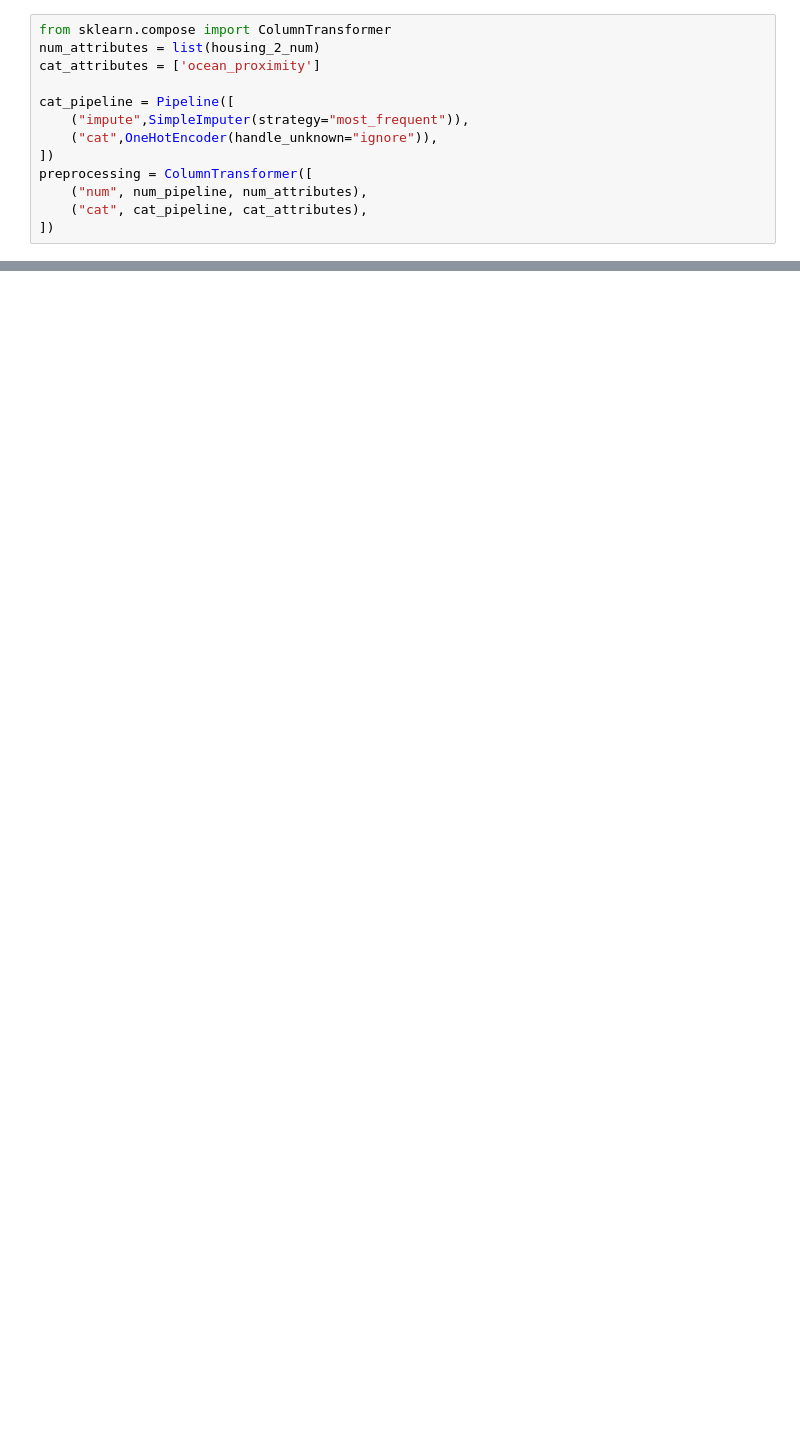
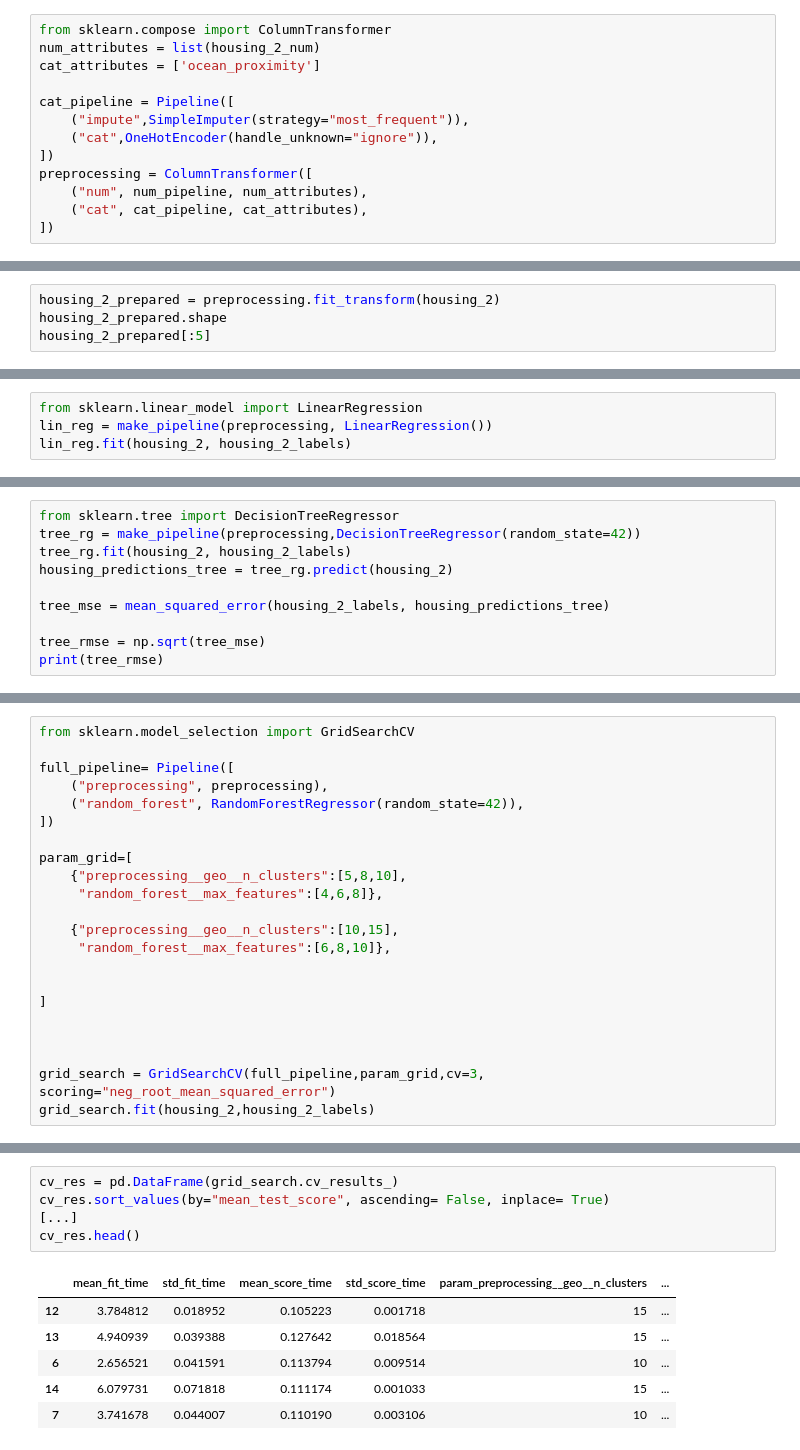
Before and after one commit to atamez6/housing_prediction, a Jupyter notebook: 02.ipynb, the cells around one changed output, grey strips where cells are left out. Cells and saved outputs as stored; diff of their text form; blank space fills up the shorter version.

Commit message:
crossvalidation & pipelines

```diff
--- a/02.ipynb
+++ b/02.ipynb
@@ -689,0 +723,4 @@ memory usage: 2.1 MB
+# %%
+housing_2_prepared = preprocessing.fit_transform(housing_2)
+housing_2_prepared.shape
+housing_2_prepared[:5]
@@ -689,0 +765,4 @@ memory usage: 2.1 MB
+# %%
+from sklearn.linear_model import LinearRegression
+lin_reg = make_pipeline(preprocessing, LinearRegression())
+lin_reg.fit(housing_2, housing_2_labels)
@@ -689,0 +807,10 @@ memory usage: 2.1 MB
+# %%
+from sklearn.tree import DecisionTreeRegressor
+tree_rg = make_pipeline(preprocessing,DecisionTreeRegressor(random_state=42))
+tree_rg.fit(housing_2, housing_2_labels)
+housing_predictions_tree = tree_rg.predict(housing_2)
+
+tree_mse = mean_squared_error(housing_2_labels, housing_predictions_tree)
+
+tree_rmse = np.sqrt(tree_mse)
+print(tree_rmse)
@@ -689,0 +849,22 @@ memory usage: 2.1 MB
+# %%
+from sklearn.model_selection import GridSearchCV
+
+full_pipeline= Pipeline([
+    ("preprocessing", preprocessing),
+    ("random_forest", RandomForestRegressor(random_state=42)),
+])
+
+param_grid=[
+    {"preprocessing__geo__n_clusters":[5,8,10],
+     "random_forest__max_features":[4,6,8]},
+
+    {"preprocessing__geo__n_clusters":[10,15],
+     "random_forest__max_features":[6,8,10]},
+
+
+]
+
+
+
+grid_search = GridSearchCV(full_pipeline,param_grid,cv=3, scoring="neg_root_mean_squared_error")
+grid_search.fit(housing_2,housing_2_labels)
@@ -689,0 +895,12 @@ memory usage: 2.1 MB
+# %%
+cv_res = pd.DataFrame(grid_search.cv_results_)
+cv_res.sort_values(by="mean_test_score", ascending= False, inplace= True)
+[...]
+cv_res.head()
+# %% [output]
+|  | mean_fit_time | std_fit_time | mean_score_time | std_score_time | param_preprocessing__geo__n_clusters | ... |
+| 12 | 3.784812 | 0.018952 | 0.105223 | 0.001718 | 15 | ... |
+| 13 | 4.940939 | 0.039388 | 0.127642 | 0.018564 | 15 | ... |
+| 6 | 2.656521 | 0.041591 | 0.113794 | 0.009514 | 10 | ... |
+| 14 | 6.079731 | 0.071818 | 0.111174 | 0.001033 | 15 | ... |
+| 7 | 3.741678 | 0.044007 | 0.110190 | 0.003106 | 10 | ... |
```
Also changed, not shown: parts of 18 cells of this notebook.
